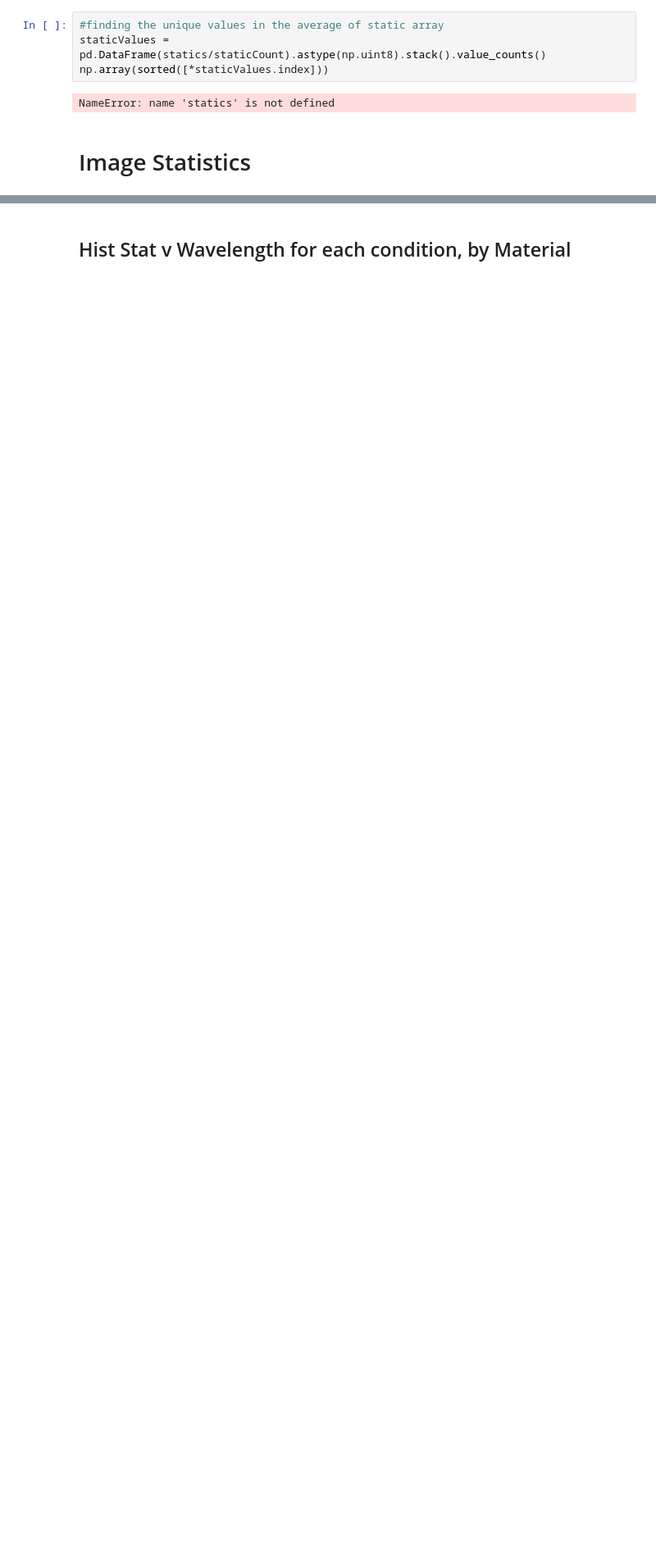
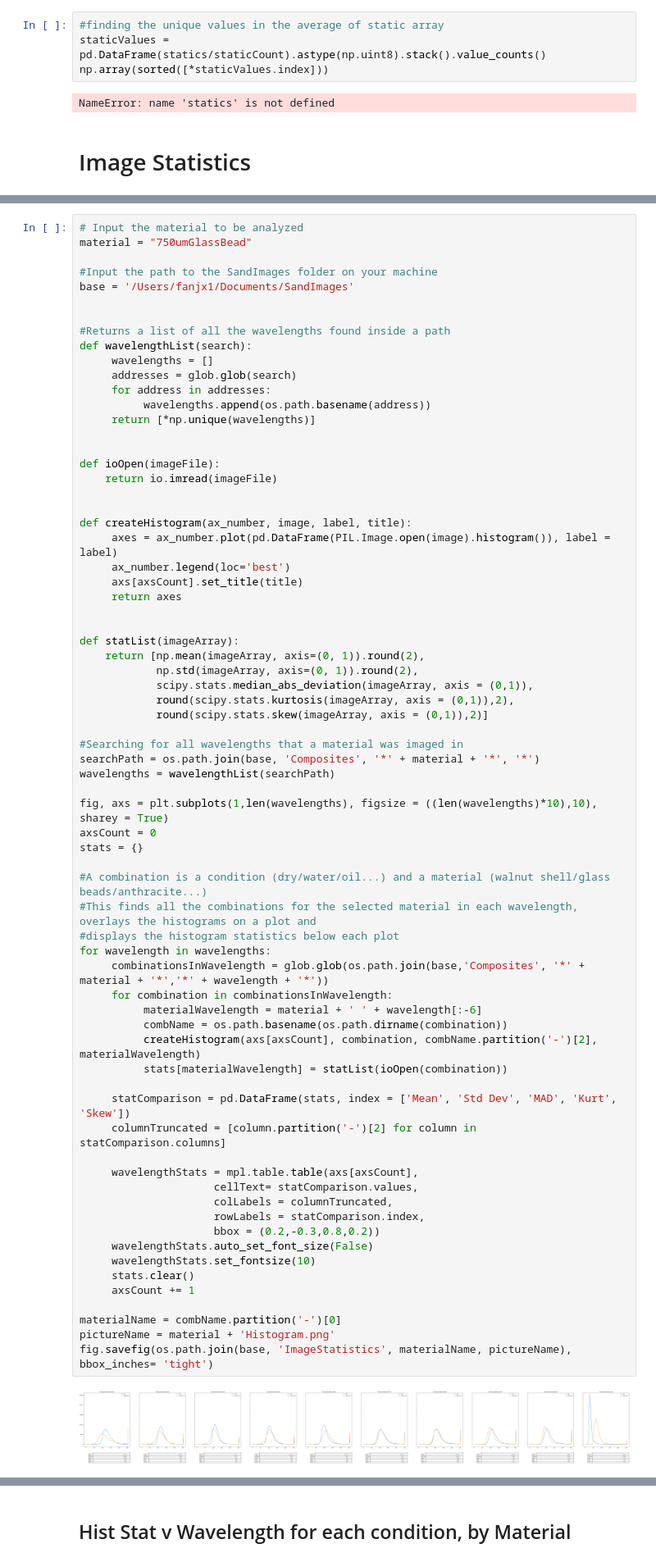
Before and after one commit to jfan14mc/Sand-Image-Anaylsis, a Jupyter notebook: imageTesting.ipynb, the cells around one changed output, grey strips where cells are left out. Shown at 82% size. Cells and saved outputs as stored; diff of their text form; blank space fills up the shorter version.

```diff
--- a/imageTesting.ipynb
+++ b/imageTesting.ipynb
@@ -377,0 +246,72 @@ for wave in waves:
+# %%
+# Input the material to be analyzed
+material = "750umGlassBead"
+
+#Input the path to the SandImages folder on your machine
+base = '/Users/fanjx1/Documents/SandImages'
+
+
+#Returns a list of all the wavelengths found inside a path
+def wavelengthList(search):
+     wavelengths = []
+     addresses = glob.glob(search)
+     for address in addresses:
+          wavelengths.append(os.path.basename(address))
+     return [*np.unique(wavelengths)]
+
+
+def ioOpen(imageFile):
+    return io.imread(imageFile)
+
+
+def createHistogram(ax_number, image, label, title):
+     axes = ax_number.plot(pd.DataFrame(PIL.Image.open(image).histogram()), label = label)
+     ax_number.legend(loc='best')
+     axs[axsCount].set_title(title)
+     return axes
+
+
+def statList(imageArray):
+    return [np.mean(imageArray, axis=(0, 1)).round(2),
+            np.std(imageArray, axis=(0, 1)).round(2),
+            scipy.stats.median_abs_deviation(imageArray, axis = (0,1)),
+            round(scipy.stats.kurtosis(imageArray, axis = (0,1)),2),
+            round(scipy.stats.skew(imageArray, axis = (0,1)),2)]
+
+#Searching for all wavelengths that a material was imaged in
+searchPath = os.path.join(base, 'Composites', '*' + material + '*', '*')
+wavelengths = wavelengthList(searchPath)
+
+fig, axs = plt.subplots(1,len(wavelengths), figsize = ((len(wavelengths)*10),10), sharey = True)
+axsCount = 0
+stats = {}
+
+#A combination is a condition (dry/water/oil...) and a material (walnut shell/glass beads/anthracite...)
+#This finds all the combinations for the selected material in each wavelength, overlays the histograms on a plot and
+#displays the histogram statistics below each plot
+for wavelength in wavelengths:
+     combinationsInWavelength = glob.glob(os.path.join(base,'Composites', '*' + material + '*','*' + wavelength + '*'))
+     for combination in combinationsInWavelength:
+          materialWavelength = material + ' ' + wavelength[:-6]
+          combName = os.path.basename(os.path.dirname(combination))
+          createHistogram(axs[axsCount], combination, combName.partition('-')[2], materialWavelength)
+          stats[materialWavelength] = statList(ioOpen(combination))
+
+     statComparison = pd.DataFrame(stats, index = ['Mean', 'Std Dev', 'MAD', 'Kurt', 'Skew'])
+     columnTruncated = [column.partition('-')[2] for column in statComparison.columns]
+
+     wavelengthStats = mpl.table.table(axs[axsCount],
+                     cellText= statComparison.values,
+                     colLabels = columnTruncated,
+                     rowLabels = statComparison.index,
+                     bbox = (0.2,-0.3,0.8,0.2))
+     wavelengthStats.auto_set_font_size(False)
+     wavelengthStats.set_fontsize(10)
+     stats.clear()
+     axsCount += 1
+
+materialName = combName.partition('-')[0]
+pictureName = material + 'Histogram.png'
+fig.savefig(os.path.join(base, 'ImageStatistics', materialName, pictureName), bbox_inches= 'tight')
+# %% [output]
+[figure, added]
```
Also changed, not shown: parts of 11 cells of this notebook.
